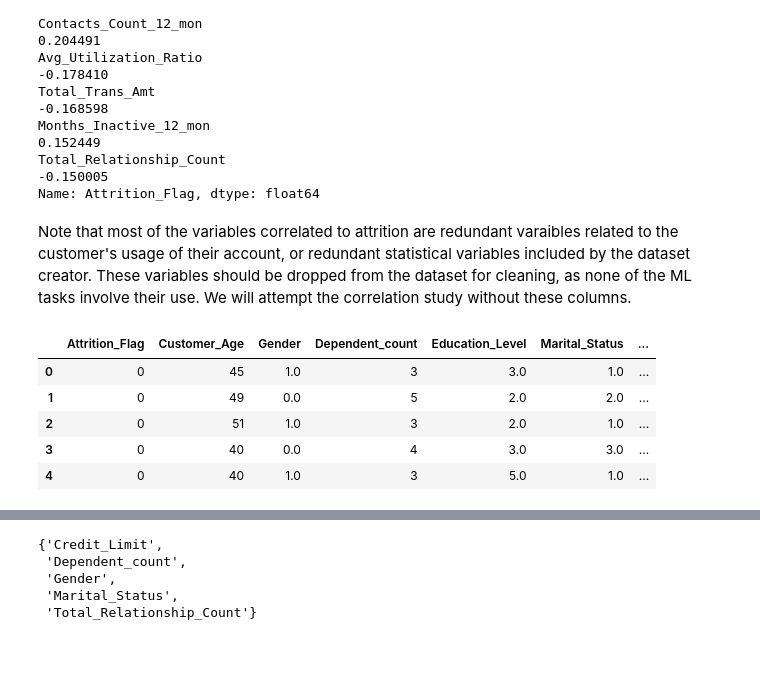
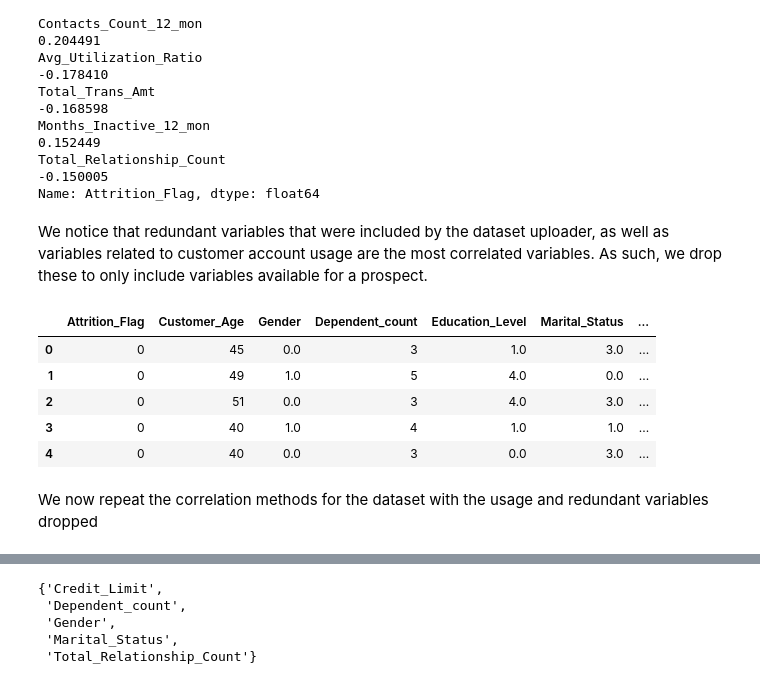
Before and after one commit to ocassidydev/creditcard-churn, a Jupyter notebook: jupyter_notebooks/02 - Customer Attrition Study.ipynb, the cells around one changed output, grey strips where cells are left out. Drawn from its saved outputs; the diff is of its cells as text; code cells hidden in the pictures; blank space fills up the shorter version.

```diff
--- a/jupyter_notebooks/02 - Customer Attrition Study.ipynb
+++ b/jupyter_notebooks/02 - Customer Attrition Study.ipynb
@@ -79,15 +97,21 @@ We use `Ordinal Encoder` to transform categorical variables in the dataset into
 # %%
 from sklearn.preprocessing import OrdinalEncoder
 
-df_oe = df.copy()
-cols = df.columns[df.dtypes=='object'].to_list()
+cat_list = [['M', 'F'],
+            ['Uneducated', 'High School', 'College',
+            'Unknown', 'Graduate', 'Post-Graduate',
+            'Doctorate'],
+            ['Single', 'Unknown', 'Divorced', 'Married'],
+            ['Less than $40K', '$40K - $60K', 'Unknown',
+            '$60K - $80K', '$80K - $120K', '$120K +'],
+            ['Blue', 'Silver', 'Gold', 'Platinum']]
 
-encoder = OrdinalEncoder()
+encoder = OrdinalEncoder(categories=cat_list)
 encoded_array = encoder.fit_transform(df[cols])
 
 for i, col in enumerate(cols):
     df_oe[col] = encoded_array[:,i]
 
-df_oe.head()
+df_oe.head(3)
 # %% [output]
 |  | Unnamed: 0 | Attrition_Flag | Customer_Age | Gender | Dependent_count | Education_Level | Marital_Status | ... |
@@ -131,31 +153,33 @@ Total_Trans_Amt
 Months_Inactive_12_mon                                                                                                                0.152449
 Total_Relationship_Count                                                                                                             -0.150005
 Name: Attrition_Flag, dtype: float64
-# %% [markdown]
-Note that most of the variables correlated to attrition are redundant varaibles related to the customer's usage of their account, or redundant statistical variables included by the dataset creator. These variables should be dropped from the dataset for cleaning, as none of the ML tasks involve their use. We will attempt the correlation study without these columns.
+# %% [markdown]
+We notice that redundant variables that were included by the dataset uploader, as well as variables related to customer account usage are the most correlated variables. As such, we drop these to only include variables available for a prospect.
 # %%
-df_oe_dropped = df_oe.drop([
-    'Unnamed: 0',
-    'Months_on_book',
-    'Months_Inactive_12_mon',
-    'Contacts_Count_12_mon',
-    'Total_Revolving_Bal',
-    'Avg_Open_To_Buy',
-    'Total_Amt_Chng_Q4_Q1',
-    'Total_Trans_Amt',
-    'Total_Trans_Ct',
-    'Total_Ct_Chng_Q4_Q1',
-    'Avg_Utilization_Ratio',
-    'Naive_Bayes_Classifier_Attrition_Flag_Card_Category_Contacts_Count_12_mon_Dependent_count_Education_Level_Months_Inactive_12_mon_1',
-    'Naive_Bayes_Classifier_Attrition_Flag_Card_Category_Contacts_Count_12_mon_Dependent_count_Education_Level_Months_Inactive_12_mon_2'], axis=1)
+df_oe_dropped = df_oe.drop(['Unnamed: 0',
+                            'Months_on_book',
+                            'Months_Inactive_12_mon',
+                            'Contacts_Count_12_mon',
+                            'Total_Revolving_Bal',
+                            'Avg_Open_To_Buy',
+                            'Total_Amt_Chng_Q4_Q1',
+                            'Total_Trans_Amt',
+                            'Total_Trans_Ct',
+                            'Total_Ct_Chng_Q4_Q1',
+                            'Avg_Utilization_Ratio',
+                            'Naive_Bayes_Classifier_Attrition_Flag_Card_Category_Contacts_Count_12_mon_Dependent_count_Education_Level_Months_Inactive_12_mon_1',
+                            'Naive_Bayes_Classifier_Attrition_Flag_Card_Category_Contacts_Count_12_mon_Dependent_count_Education_Level_Months_Inactive_12_mon_2'],                              axis=1)
+
 df_oe_dropped.head()
 # %% [output]
 |  | Attrition_Flag | Customer_Age | Gender | Dependent_count | Education_Level | Marital_Status | ... |
-| 0 | 0 | 45 | 1.0 | 3 | 3.0 | 1.0 | ... |
-| 1 | 0 | 49 | 0.0 | 5 | 2.0 | 2.0 | ... |
-| 2 | 0 | 51 | 1.0 | 3 | 2.0 | 1.0 | ... |
-| 3 | 0 | 40 | 0.0 | 4 | 3.0 | 3.0 | ... |
-| 4 | 0 | 40 | 1.0 | 3 | 5.0 | 1.0 | ... |
+| 0 | 0 | 45 | 0.0 | 3 | 1.0 | 3.0 | ... |
+| 1 | 0 | 49 | 1.0 | 5 | 4.0 | 0.0 | ... |
+| 2 | 0 | 51 | 0.0 | 3 | 4.0 | 3.0 | ... |
+| 3 | 0 | 40 | 1.0 | 4 | 1.0 | 1.0 | ... |
+| 4 | 0 | 40 | 0.0 | 3 | 0.0 | 3.0 | ... |
+# %% [markdown]
+We now repeat the correlation methods for the dataset with the usage and redundant variables dropped
 # %%
 corr_spearman = df_oe_dropped.corr(method='spearman')['Attrition_Flag'].sort_values(key=abs, ascending=False)[1:].head(10)
 corr_spearman
```
Also changed, not shown: parts of 37 cells of this notebook, 1 other file.
